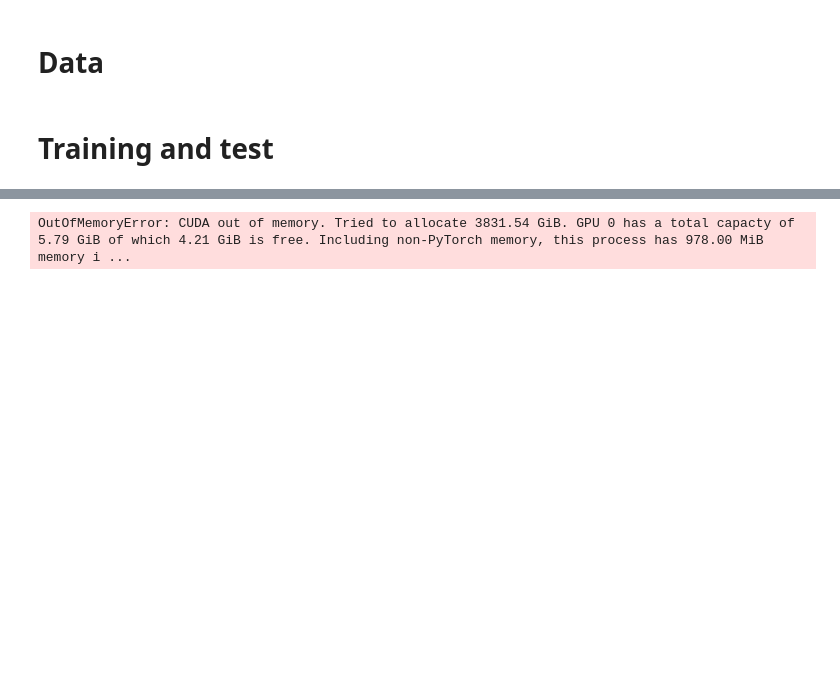
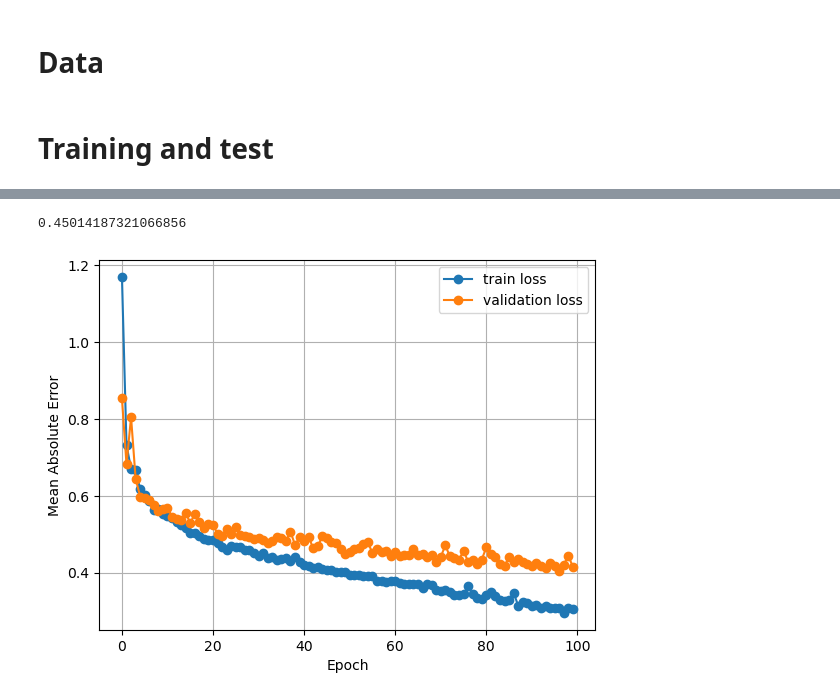
Before and after one commit to cvincent13/Graph-Transformers, a Jupyter notebook: ZINC.ipynb, the cells around one changed output, grey strips where cells are left out. Cells and saved outputs as stored; diff of their text form; code cells hidden in the pictures; blank space fills up the shorter version.

Commit message:
Tests for report

```diff
--- a/ZINC.ipynb
+++ b/ZINC.ipynb
@@ -126,6 +161,15 @@ OutOfMemoryError: CUDA out of memory. Tried to allocate 5476.47 GiB. GPU 0 has a
 # %%
-epoch_test_loss = evaluate(model, dataloader_test, device, criterion)
+epoch_test_loss = evaluate(model, dataloader_test, device, criterion, pos_encoding=pos_encoding)
 epoch_test_loss
 # %% [output]
-OutOfMemoryError: CUDA out of memory. Tried to allocate 3831.54 GiB. GPU 0 has a total capacty of 5.79 GiB of which 4.21 GiB is free. Including non-PyTorch memory, this process has 978.00 MiB memory i ...
+0.45014187321066856
+# %%
+plt.plot(range(EPOCHS), epoch_train_losses, '-o', label='train loss')
+plt.plot(range(EPOCHS), epoch_val_losses, '-o', label='validation loss')
+plt.legend()
+plt.xlabel('Epoch')
+plt.ylabel('Mean Absolute Error')
+plt.grid()
+# %% [output]
+[figure, added]
 # %%
```
Also changed, not shown: parts of 21 cells of this notebook, 8 other files.
